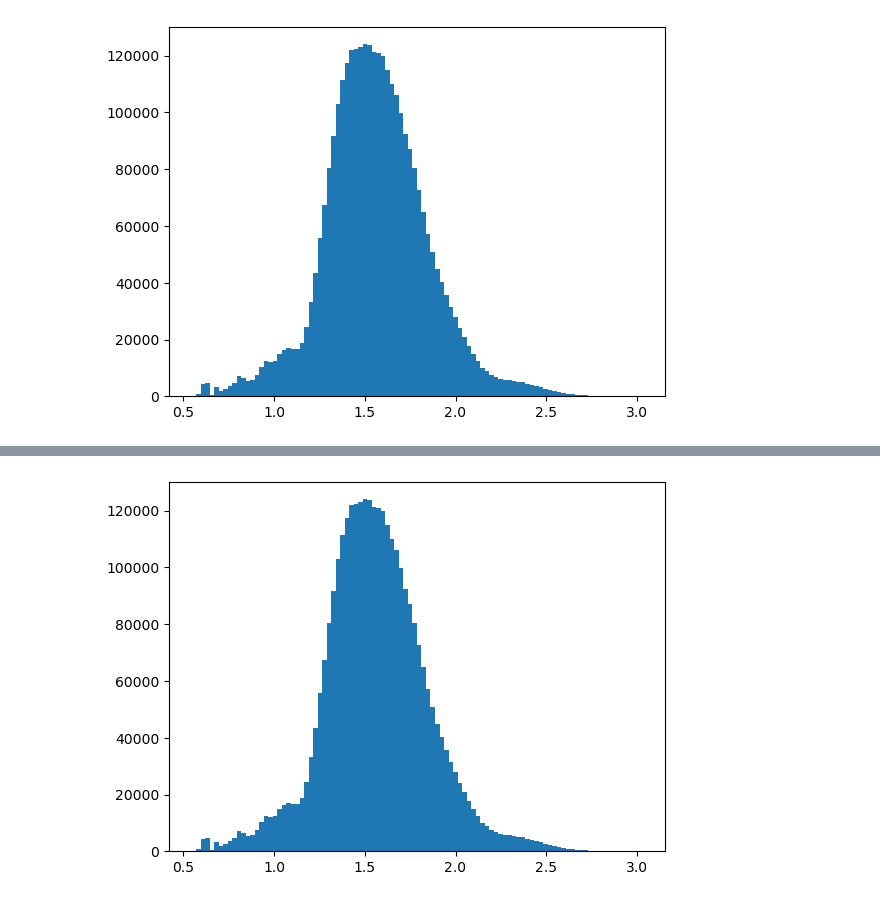
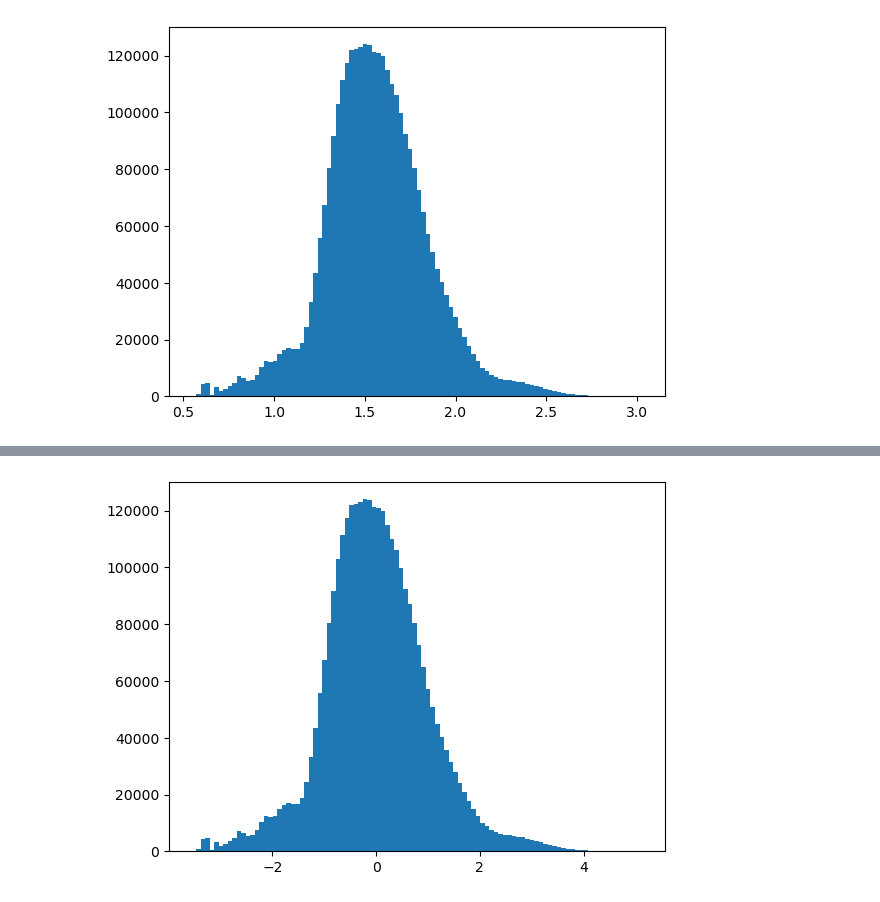
Before and after one commit to jakekrol/csci-7000-006-neurosymbolic-nlp, a Jupyter notebook: data.ipynb, the cells around one changed output, grey strips where cells are left out. Drawn from its saved outputs; the diff is of its cells as text; code cells hidden in the pictures.

```diff
--- a/data.ipynb
+++ b/data.ipynb
@@ -267,11 +273,11 @@ g2g_comb
 # %%
 def init_vector(g2g_comb):
     return pd.Series(
-        np.zeros(g2g_comb.shape[0],dtype=np.int64),
-        index=g2g_comb.apply(
-            lambda row: f"{row['source']}-{row['target']}", axis=1
-        )
+        np.zeros(g2g_comb.shape[0], dtype=np.int64),
+        index=g2g_comb.apply(lambda row: f"{row['source']}-{row['target']}", axis=1),
     )
+
+
 init_vector(g2g_comb)
 # %% [output]
 CAMTA1-RERE         0
@@ -439,10 +451,12 @@ df_kl_1kg.head()
 | 3 | (NA18614, HG03565) | 0.025648 |
 | 4 | (NA18614, NA19324) | 0.022034 |
 # %%
-df_kl_1kg[['s_i', 's_j']] = pd.DataFrame(df_kl_1kg['sample_pair'].tolist(), index=df_kl_1kg.index)
-df_kl_1kg.drop('sample_pair', axis=1, inplace=True)
+df_kl_1kg[["s_i", "s_j"]] = pd.DataFrame(
+    df_kl_1kg["sample_pair"].tolist(), index=df_kl_1kg.index
+)
+df_kl_1kg.drop("sample_pair", axis=1, inplace=True)
 # reorder columns
-df_kl_1kg = df_kl_1kg[['s_i', 's_j', 'kl']]
-df_kl_1kg['kl_trans'] = df_kl_1kg['kl'].apply(lambda x: -np.log10(x))
+df_kl_1kg = df_kl_1kg[["s_i", "s_j", "kl"]]
+df_kl_1kg["kl_neg_log10"] = df_kl_1kg["kl"].apply(lambda x: -np.log10(x))
 df_kl_1kg.head()
 # %% [output]
@@ -462,3 +476,10 @@ df_kl_1kg['kl'].apply(lambda x: -np.log10(x)).hist(bins=100)
 plt.grid(False)
 # %% [output]
 [figure]
+# %%
+# standard scale kl trans
+sc = StandardScaler()
+df_kl_1kg["kl_neg_log10_z"] = sc.fit_transform(
+    df_kl_1kg["kl_neg_log10"].to_numpy().reshape(-1, 1)
+)
+df_kl_1kg.head()
@@ -465,6 +493,6 @@ plt.grid(False)
 # %%
-df_kl_1kg['kl_trans'].hist(bins=100)
+df_kl_1kg["kl_neg_log10_z"].hist(bins=100)
 plt.grid(False)
 # %% [output]
-[figure, old version]
+[figure, new version]
 # %%
```
Also changed, not shown: parts of 40 cells of this notebook, 2 other files.
